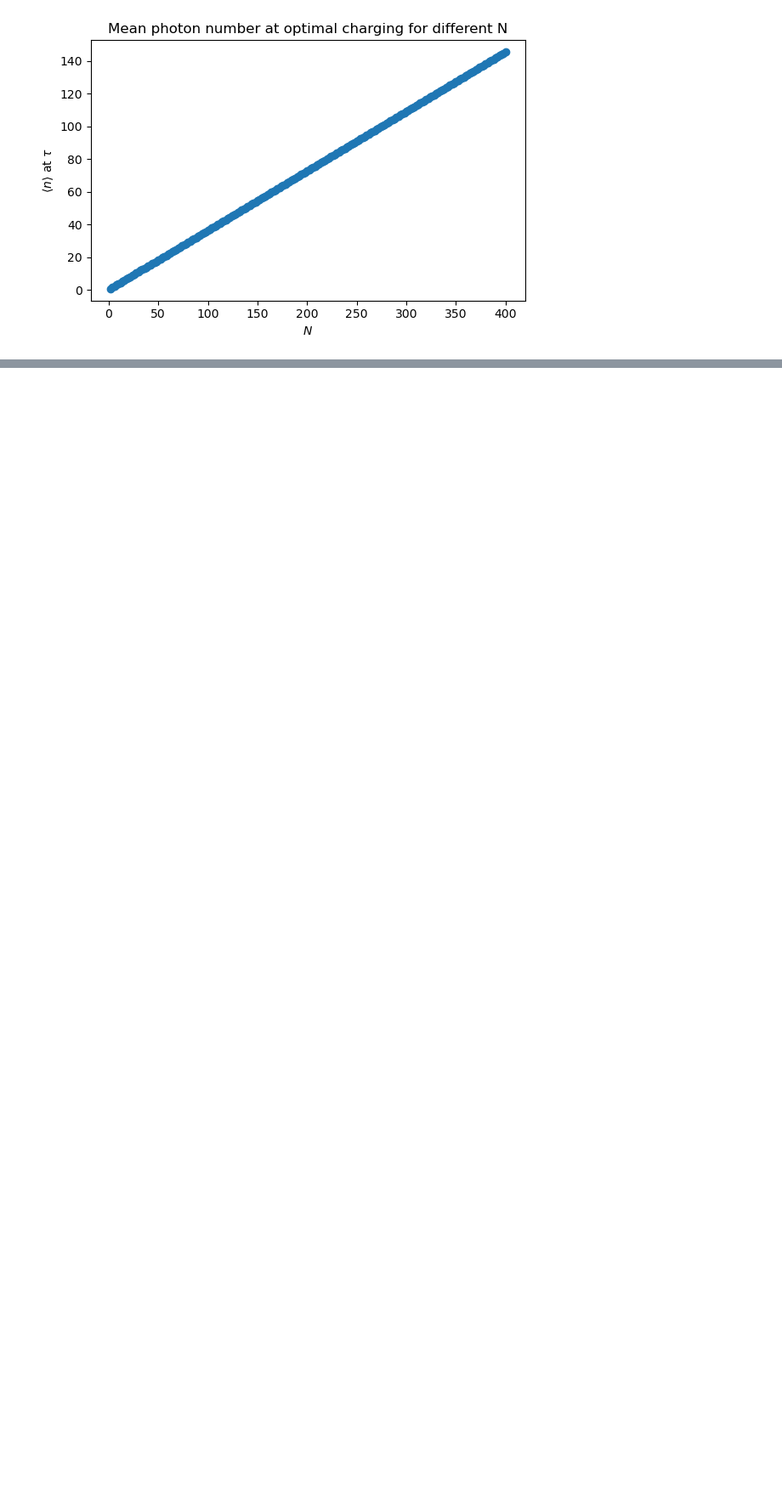
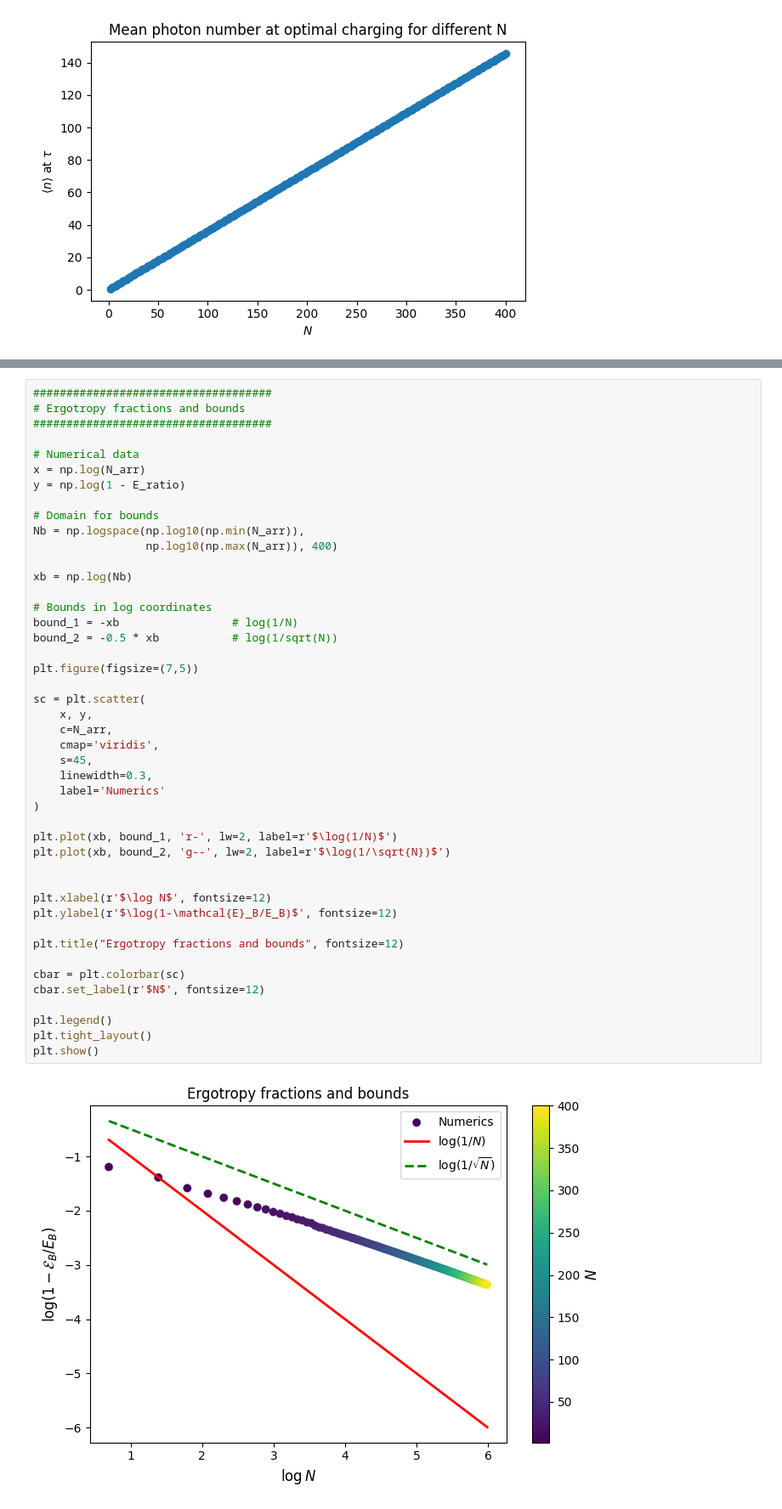
Before and after one commit to gbhanja/ERGO_FLUC_parallel_codes, a Jupyter notebook: TC_Kac_OP_fock.ipynb, the cells around one changed output, grey strips where cells are left out. Shown at 85% size. Drawn from its saved outputs; the diff is of its cells as text; blank space fills up the shorter version.

```diff
--- a/TC_Kac_OP_fock.ipynb
+++ b/TC_Kac_OP_fock.ipynb
@@ -1021,0 +1022,47 @@ Best fit parameter: A = 0.637570, alpha = 0.999673
+# %%
+####################################
+# Ergotropy fractions and bounds
+####################################
+
+# Numerical data
+x = np.log(N_arr)
+y = np.log(1 - E_ratio)
+
+# Domain for bounds
+Nb = np.logspace(np.log10(np.min(N_arr)),
+                 np.log10(np.max(N_arr)), 400)
+
+xb = np.log(Nb)
+
+# Bounds in log coordinates
+bound_1 = -xb                 # log(1/N)
+bound_2 = -0.5 * xb           # log(1/sqrt(N))
+
+plt.figure(figsize=(7,5))
+
+sc = plt.scatter(
+    x, y,
+    c=N_arr,
+    cmap='viridis',
+    s=45,
+    linewidth=0.3,
+    label='Numerics'
+)
+
+plt.plot(xb, bound_1, 'r-', lw=2, label=r'$\log(1/N)$')
+plt.plot(xb, bound_2, 'g--', lw=2, label=r'$\log(1/\sqrt{N})$')
+
+
+plt.xlabel(r'$\log N$', fontsize=12)
+plt.ylabel(r'$\log(1-\mathcal{E}_B/E_B)$', fontsize=12)
+
+plt.title("Ergotropy fractions and bounds", fontsize=12)
+
+cbar = plt.colorbar(sc)
+cbar.set_label(r'$N$', fontsize=12)
+
+plt.legend()
+plt.tight_layout()
+plt.show()
+# %% [output]
+[figure, added]
```
Also changed, not shown: parts of 18 cells of this notebook.
